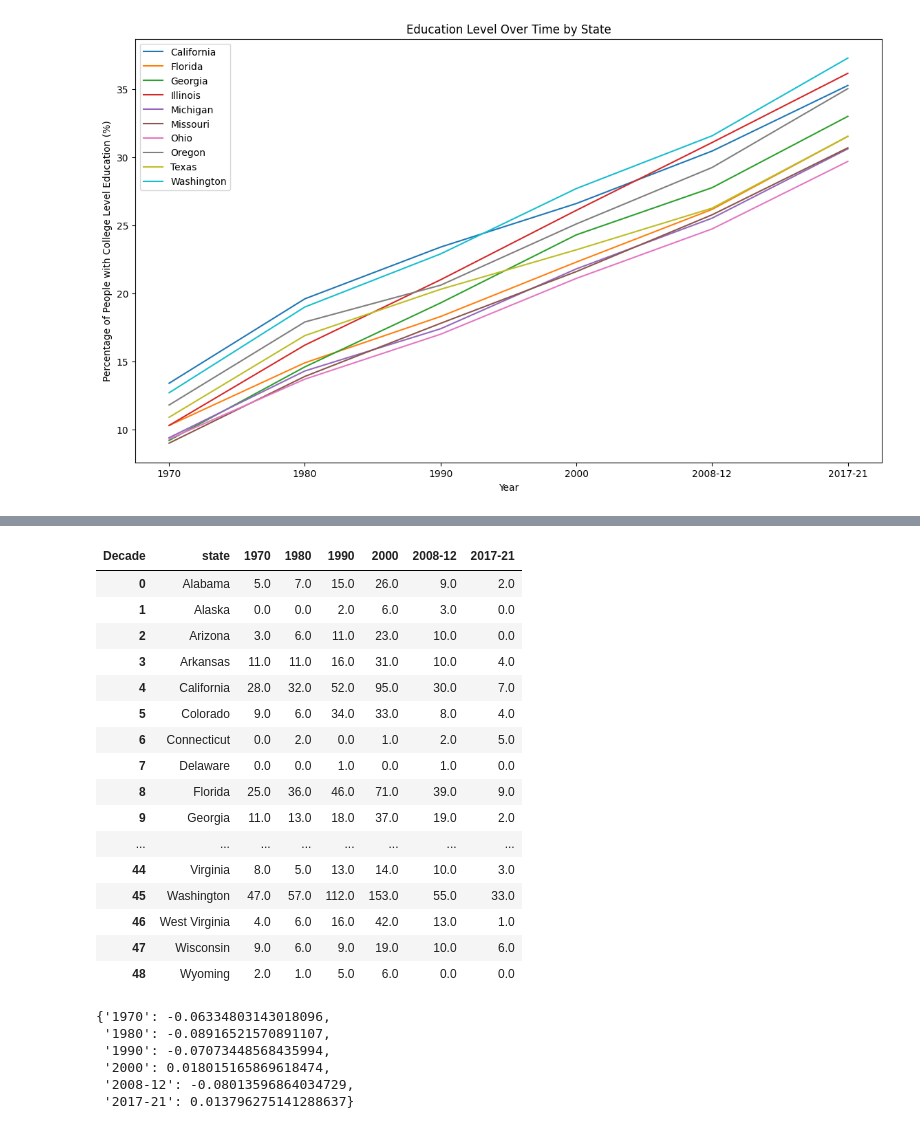
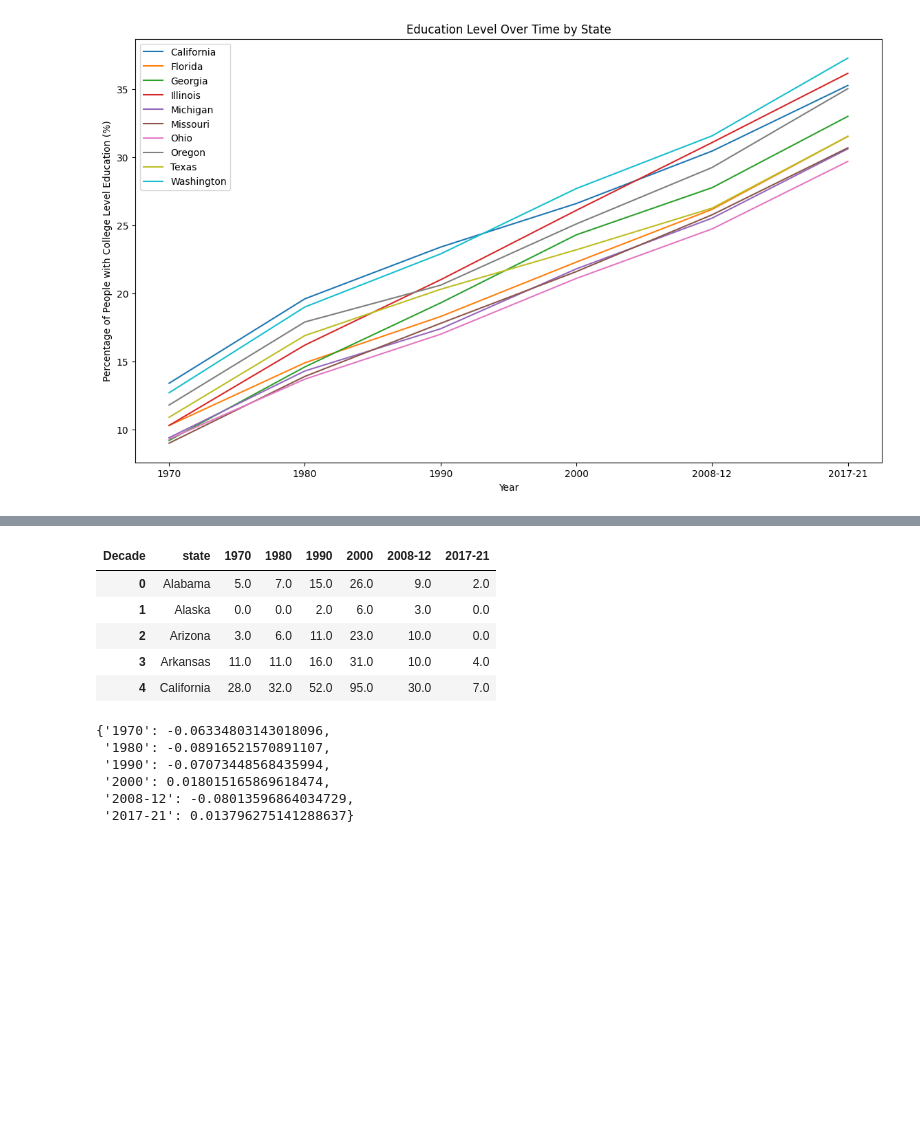
Before and after one commit to modestcharlie/2024Spr_projects, a Jupyter notebook: Final.ipynb, the cells around one changed output, grey strips where cells are left out. Drawn from its saved outputs; the diff is of its cells as text; code cells hidden in the pictures; blank space fills up the shorter version.

```diff
--- a/Final.ipynb
+++ b/Final.ipynb
@@ -428,45 +329,34 @@ education_bigfoot_merged
 def get_decade(year):
     if 1970 <= year < 1980:
         return '1970'
     elif 1980 <= year < 1990:
         return '1980'
     elif 1990 <= year <= 2000:
         return '1990'
     elif 2000 <= year < 2008:
         return '2000'
     elif 2008 <= year < 2012:
         return '2008-12'
     elif 2017 <= year < 2021:
         return '2017-21'
 
 # 应用这个函数，创建一个新列来表示年代
 df['Decade'] = df['date'].dt.year.apply(get_decade)
 
 # 汇总每个州在每个年代的目击次数
 decade_counts = df.groupby(['state', 'Decade']).size().reset_index(name='Sightings')
 
 # 调整格式，使得每个州成为一行，列为各个年代，值为目击次数
 decade_counts_pivot = decade_counts.pivot_table(index='state', columns='Decade', values='Sightings', fill_value=0).reset_index()
 
-decade_counts_pivot
+decade_counts_pivot.head()
 # %% [output]
 | Decade | state | 1970 | 1980 | 1990 | 2000 | 2008-12 | 2017-21 |
 | 0 | Alabama | 5.0 | 7.0 | 15.0 | 26.0 | 9.0 | 2.0 |
 | 1 | Alaska | 0.0 | 0.0 | 2.0 | 6.0 | 3.0 | 0.0 |
 | 2 | Arizona | 3.0 | 6.0 | 11.0 | 23.0 | 10.0 | 0.0 |
 | 3 | Arkansas | 11.0 | 11.0 | 16.0 | 31.0 | 10.0 | 4.0 |
 | 4 | California | 28.0 | 32.0 | 52.0 | 95.0 | 30.0 | 7.0 |
-| 5 | Colorado | 9.0 | 6.0 | 34.0 | 33.0 | 8.0 | 4.0 |
-| 6 | Connecticut | 0.0 | 2.0 | 0.0 | 1.0 | 2.0 | 5.0 |
-| 7 | Delaware | 0.0 | 0.0 | 1.0 | 0.0 | 1.0 | 0.0 |
-| 8 | Florida | 25.0 | 36.0 | 46.0 | 71.0 | 39.0 | 9.0 |
-| 9 | Georgia | 11.0 | 13.0 | 18.0 | 37.0 | 19.0 | 2.0 |
-| ... | ... | ... | ... | ... | ... | ... | ... |
-| 44 | Virginia | 8.0 | 5.0 | 13.0 | 14.0 | 10.0 | 3.0 |
-| 45 | Washington | 47.0 | 57.0 | 112.0 | 153.0 | 55.0 | 33.0 |
-| 46 | West Virginia | 4.0 | 6.0 | 16.0 | 42.0 | 13.0 | 1.0 |
-| 47 | Wisconsin | 9.0 | 6.0 | 9.0 | 19.0 | 10.0 | 6.0 |
-| 48 | Wyoming | 2.0 | 1.0 | 5.0 | 6.0 | 0.0 | 0.0 |
 # %%
 # 选择要计算相关系数的列
 Year_list = ['1970', '1980', '1990', '2000', '2008-12', '2017-21']
```
Also changed, not shown: parts of 16 cells of this notebook.
